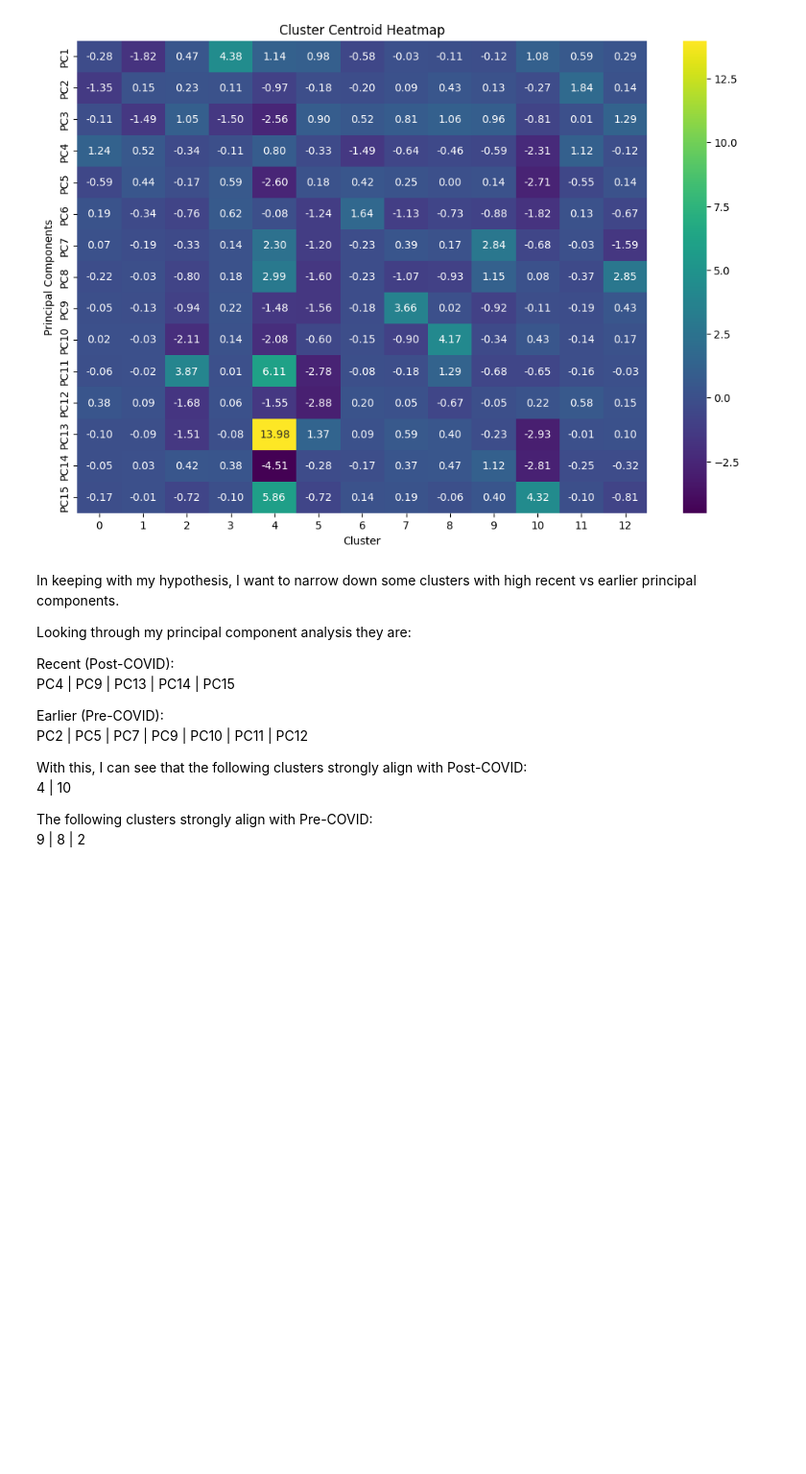
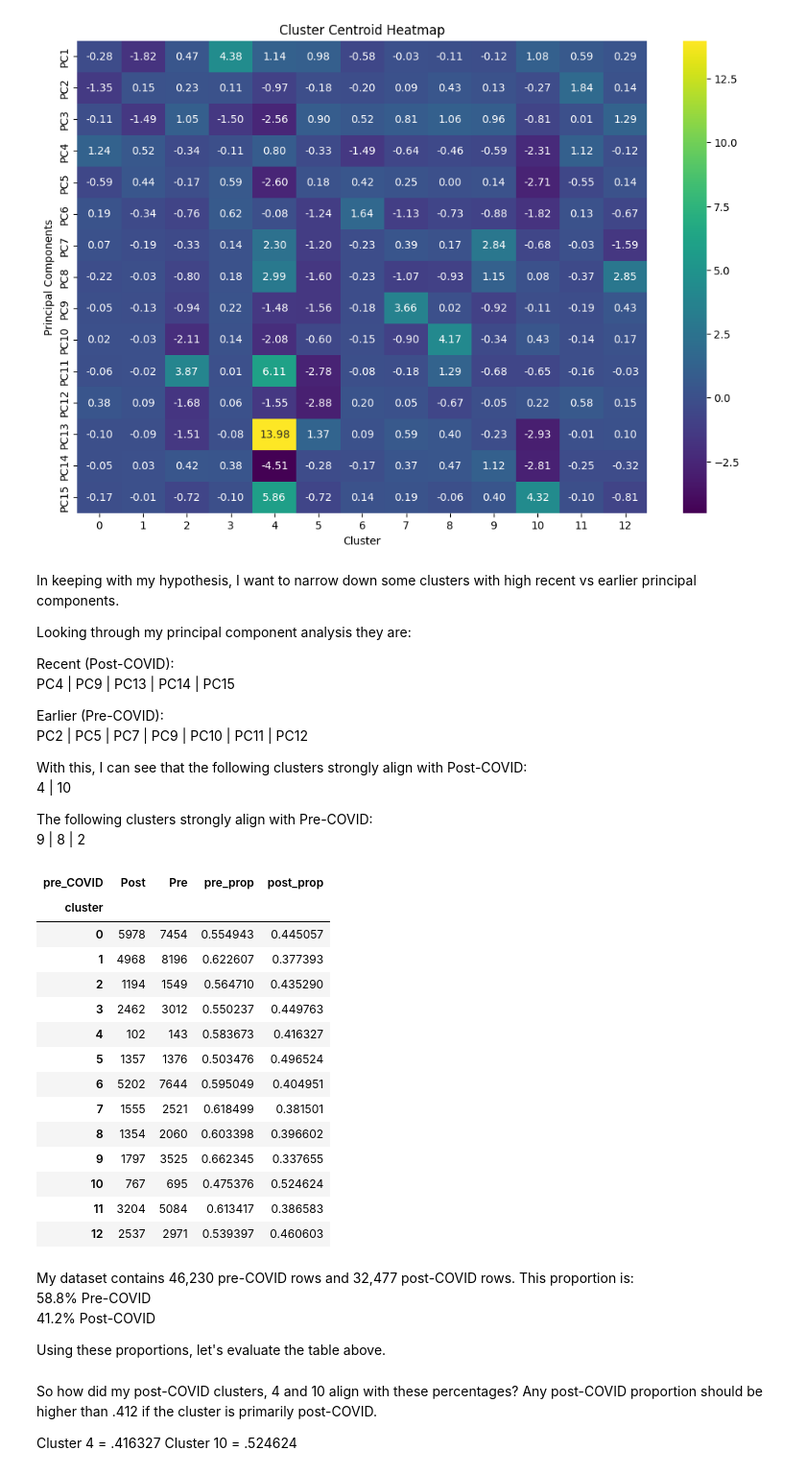
Before and after one commit to C-Shells/D502-Data-Analytics-Capstone, a Jupyter notebook: data_analysis.ipynb, the cells around one changed output. Shown at 96% size. Saved outputs shown, nothing was run; the diff lists cells and outputs as text; code cells hidden in the pictures; blank space fills up the shorter version.

```diff
--- a/data_analysis.ipynb
+++ b/data_analysis.ipynb
@@ -1758,3 +1758,35 @@ With this, I can see that the following clusters strongly align with Post-COVID:
 
 The following clusters strongly align with Pre-COVID:
 9   |   8   |   2
+# %%
+crosstab = pd.crosstab(df_ml['cluster'], df_ml['pre_COVID'].map({True: 'Pre', False: 'Post'}))
+crosstab['pre_prop'] = crosstab['Pre'] / (crosstab['Pre'] + crosstab['Post'])
+crosstab['post_prop'] = crosstab['Post'] / (crosstab['Pre'] + crosstab['Post'])
+crosstab
+# %% [output]
+| pre_COVID | Post | Pre | pre_prop | post_prop |
+| cluster |  |  |  |  |
+| 0 | 5978 | 7454 | 0.554943 | 0.445057 |
+| 1 | 4968 | 8196 | 0.622607 | 0.377393 |
+| 2 | 1194 | 1549 | 0.564710 | 0.435290 |
+| 3 | 2462 | 3012 | 0.550237 | 0.449763 |
+| 4 | 102 | 143 | 0.583673 | 0.416327 |
+| 5 | 1357 | 1376 | 0.503476 | 0.496524 |
+| 6 | 5202 | 7644 | 0.595049 | 0.404951 |
+| 7 | 1555 | 2521 | 0.618499 | 0.381501 |
+| 8 | 1354 | 2060 | 0.603398 | 0.396602 |
+| 9 | 1797 | 3525 | 0.662345 | 0.337655 |
+| 10 | 767 | 695 | 0.475376 | 0.524624 |
+| 11 | 3204 | 5084 | 0.613417 | 0.386583 |
+| 12 | 2537 | 2971 | 0.539397 | 0.460603 |
+# %% [markdown]
+My dataset contains 46,230 pre-COVID rows and 32,477 post-COVID rows.  This proportion is:
+58.8% Pre-COVID
+41.2% Post-COVID
+
+Using these proportions, let's evaluate the table above.
+# %% [markdown]
+So how did my post-COVID clusters, 4 and 10 align with these percentages?  Any post-COVID proportion should be higher than .412 if the cluster is primarily post-COVID.
+
+Cluster 4 = .416327
+Cluster 10 = .524624
```
Also changed, not shown: parts of 1 cell of this notebook.
